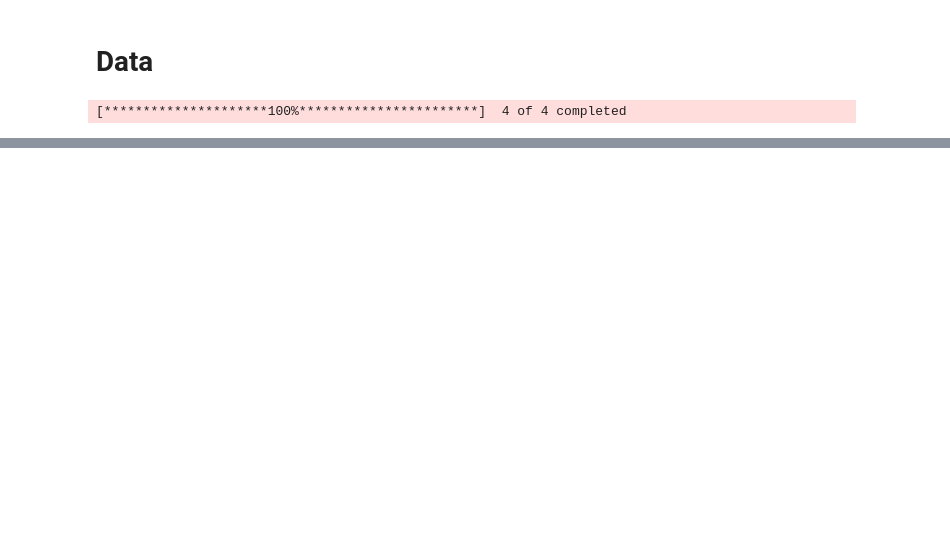
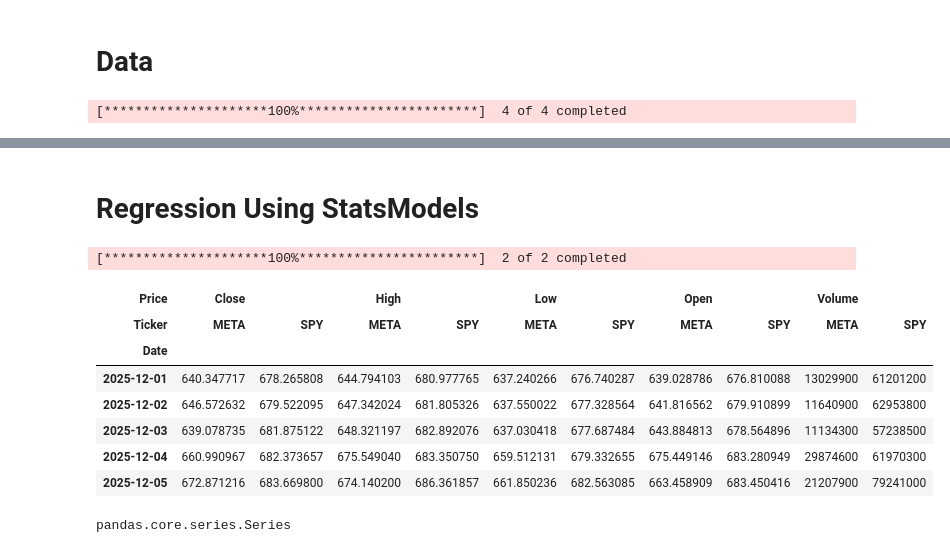
Before and after one commit to Epic721/stat-arb-research, a Jupyter notebook: test_nb.ipynb, the cells around one changed output, grey strips where cells are left out. Saved outputs shown, nothing was run; the diff lists cells and outputs as text; code cells hidden in the pictures; blank space fills up the shorter version.

Commit message:
some scratch + yfinance regression/light analysis

```diff
--- a/test_nb.ipynb
+++ b/test_nb.ipynb
@@ -40,3 +40,5 @@ test_data.loc['2025-12-23':'2025-12-26']
 | 2025-12-23 | 272.359985 | 232.139999 | 315.679993 | 486.850006 | 272.500000 | 232.449997 | 316.299988 | 487.829987 | 269.559998 | 228.729996 | 310.750000 | ... |
 | 2025-12-24 | 273.809998 | 232.380005 | 315.670013 | 488.019989 | 275.429993 | 232.949997 | 316.290009 | 489.160004 | 272.200012 | 231.330002 | 313.320007 | ... |
 | 2025-12-26 | 273.399994 | 232.520004 | 314.959991 | 487.709991 | 275.369995 | 232.990005 | 316.559998 | 488.119995 | 272.859985 | 231.179993 | 313.720001 | ... |
+# %% [markdown]
+# Regression Using StatsModels
@@ -42,0 +50,16 @@ test_data.loc['2025-12-23':'2025-12-26']
+# %%
+univ = ['SPY', 'META']
+data = yf.download(univ, start='2025-12-01')
+# %% [output]
+[*********************100%***********************]  2 of 2 completed
+# %%
+data.head(5)
+# %% [output]
+| Price | Close |  | High |  | Low |  | Open |  | Volume |  |
+| Ticker | META | SPY | META | SPY | META | SPY | META | SPY | META | SPY |
+| Date |  |  |  |  |  |  |  |  |  |  |
+| 2025-12-01 | 640.347717 | 678.265808 | 644.794103 | 680.977765 | 637.240266 | 676.740287 | 639.028786 | 676.810088 | 13029900 | 61201200 |
+| 2025-12-02 | 646.572632 | 679.522095 | 647.342024 | 681.805326 | 637.550022 | 677.328564 | 641.816562 | 679.910899 | 11640900 | 62953800 |
+| 2025-12-03 | 639.078735 | 681.875122 | 648.321197 | 682.892076 | 637.030418 | 677.687484 | 643.884813 | 678.564896 | 11134300 | 57238500 |
+| 2025-12-04 | 660.990967 | 682.373657 | 675.549040 | 683.350750 | 659.512131 | 679.332655 | 675.449146 | 683.280949 | 29874600 | 61970300 |
+| 2025-12-05 | 672.871216 | 683.669800 | 674.140200 | 686.361857 | 661.850236 | 682.563085 | 663.458909 | 683.450416 | 21207900 | 79241000 |
@@ -42,0 +68,4 @@ test_data.loc['2025-12-23':'2025-12-26']
+# %%
+type(data['Close']['META'])
+# %% [output]
+pandas.core.series.Series
```
Also changed, not shown: parts of 17 cells of this notebook, 2 other files.
